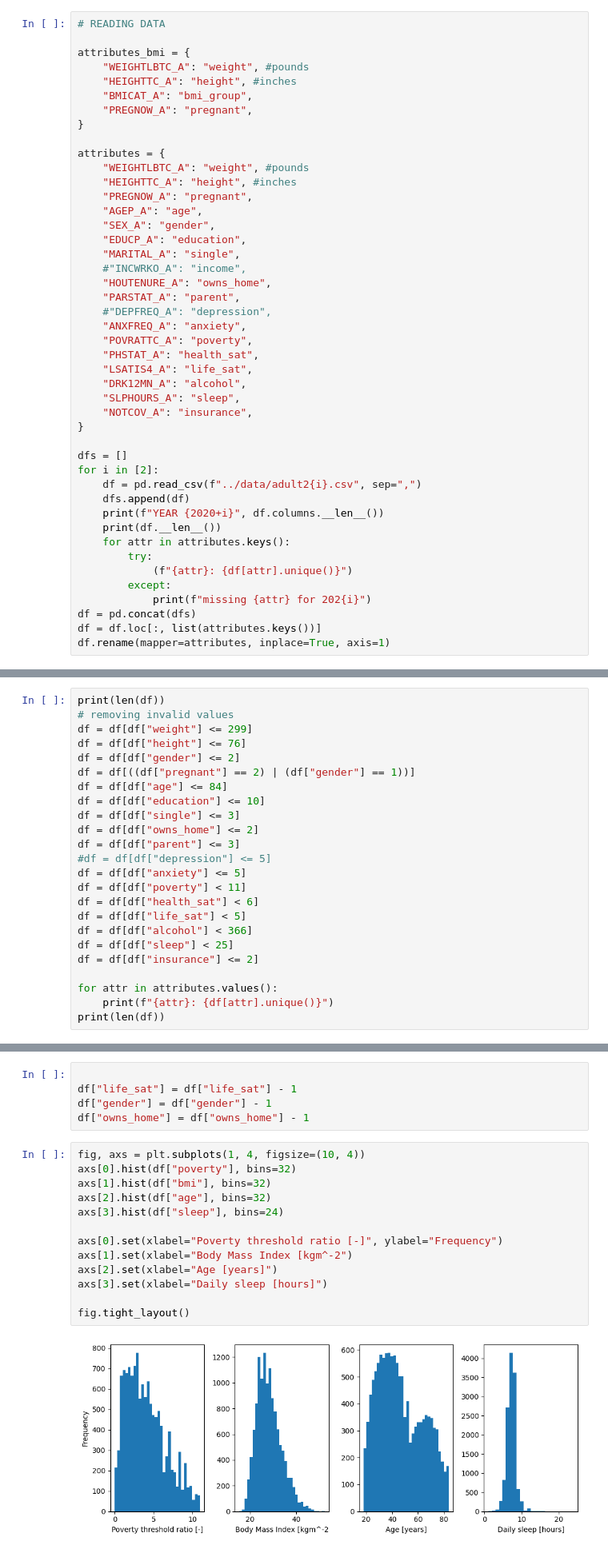
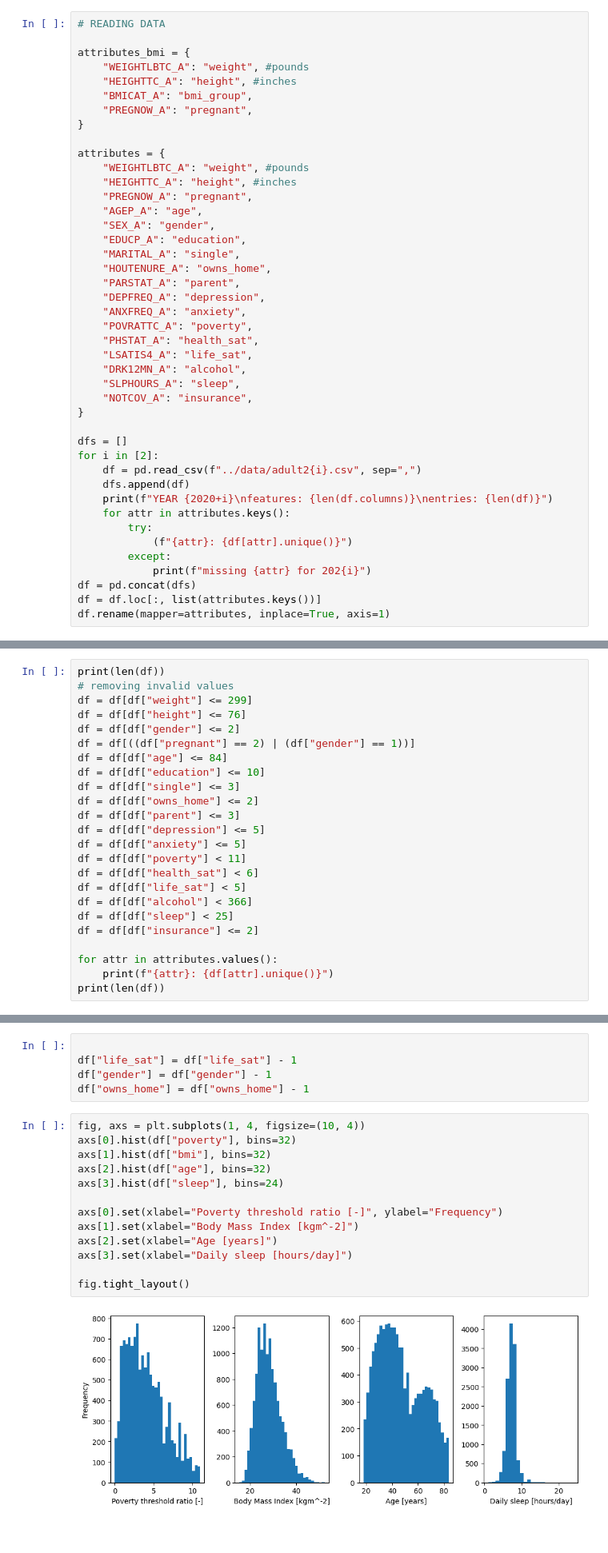
Before and after one commit to simontitk/datamining-2, a Jupyter notebook: src/test.ipynb, the cells around one changed output, grey strips where cells are left out. Shown at 80% size. Drawn from its saved outputs; the diff is of its cells as text; blank space fills up the shorter version.

```diff
--- a/src/test.ipynb
+++ b/src/test.ipynb
@@ -30,10 +31,9 @@ attributes = {
     "SEX_A": "gender",
     "EDUCP_A": "education",
     "MARITAL_A": "single",
-    #"INCWRKO_A": "income",
     "HOUTENURE_A": "owns_home",
     "PARSTAT_A": "parent",
-    #"DEPFREQ_A": "depression",
+    "DEPFREQ_A": "depression",
     "ANXFREQ_A": "anxiety",
     "POVRATTC_A": "poverty",
     "PHSTAT_A": "health_sat",
@@ -47,8 +47,7 @@ dfs = []
 for i in [2]:
     df = pd.read_csv(f"../data/adult2{i}.csv", sep=",")
     dfs.append(df)
-    print(f"YEAR {2020+i}", df.columns.__len__())
-    print(df.__len__())
+    print(f"YEAR {2020+i}\nfeatures: {len(df.columns)}\nentries: {len(df)}")
     for attr in attributes.keys():
         try:
             (f"{attr}: {df[attr].unique()}")
@@ -88,7 +88,7 @@ df = df[df["education"] <= 10]
 df = df[df["single"] <= 3]
 df = df[df["owns_home"] <= 2]
 df = df[df["parent"] <= 3]
-#df = df[df["depression"] <= 5]
+df = df[df["depression"] <= 5]
 df = df[df["anxiety"] <= 5]
 df = df[df["poverty"] < 11]
 df = df[df["health_sat"] < 6]
@@ -196,15 +196,15 @@ df["owns_home"] = df["owns_home"] - 1
 # %%
 fig, axs = plt.subplots(1, 4, figsize=(10, 4))
 axs[0].hist(df["poverty"], bins=32)
 axs[1].hist(df["bmi"], bins=32)
 axs[2].hist(df["age"], bins=32)
 axs[3].hist(df["sleep"], bins=24)
 
 axs[0].set(xlabel="Poverty threshold ratio [-]", ylabel="Frequency")
-axs[1].set(xlabel="Body Mass Index [kgm^-2")
+axs[1].set(xlabel="Body Mass Index [kgm^-2]")
 axs[2].set(xlabel="Age [years]")
-axs[3].set(xlabel="Daily sleep [hours]")
+axs[3].set(xlabel="Daily sleep [hours/day]")
 
 fig.tight_layout()
 # %% [output]
-[figure, old version]
+[figure, new version]
```
Also changed, not shown: parts of 11 cells of this notebook.
